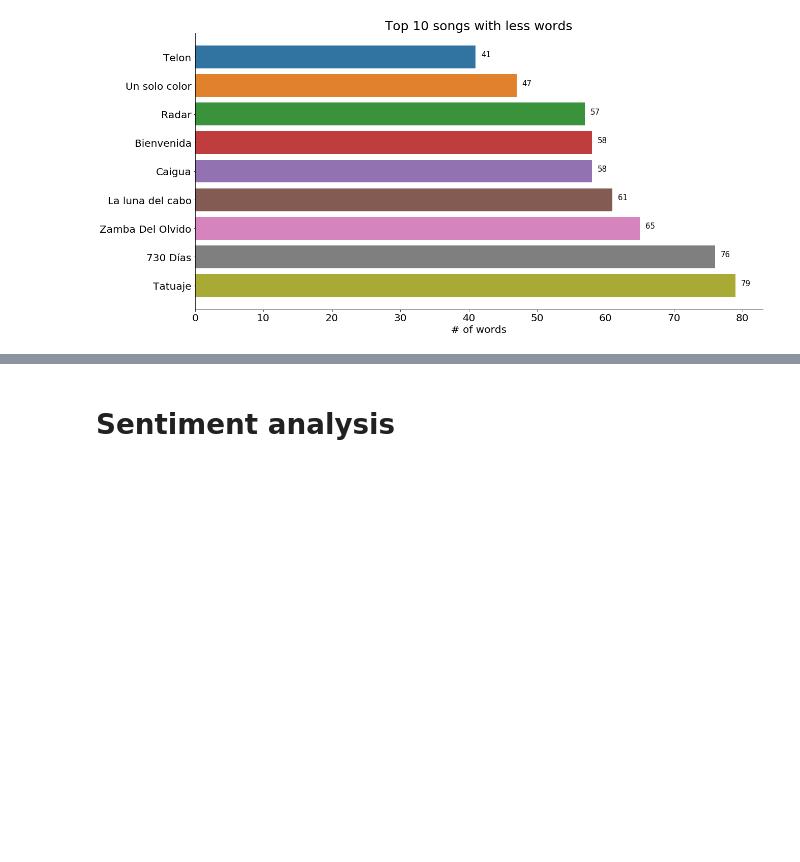
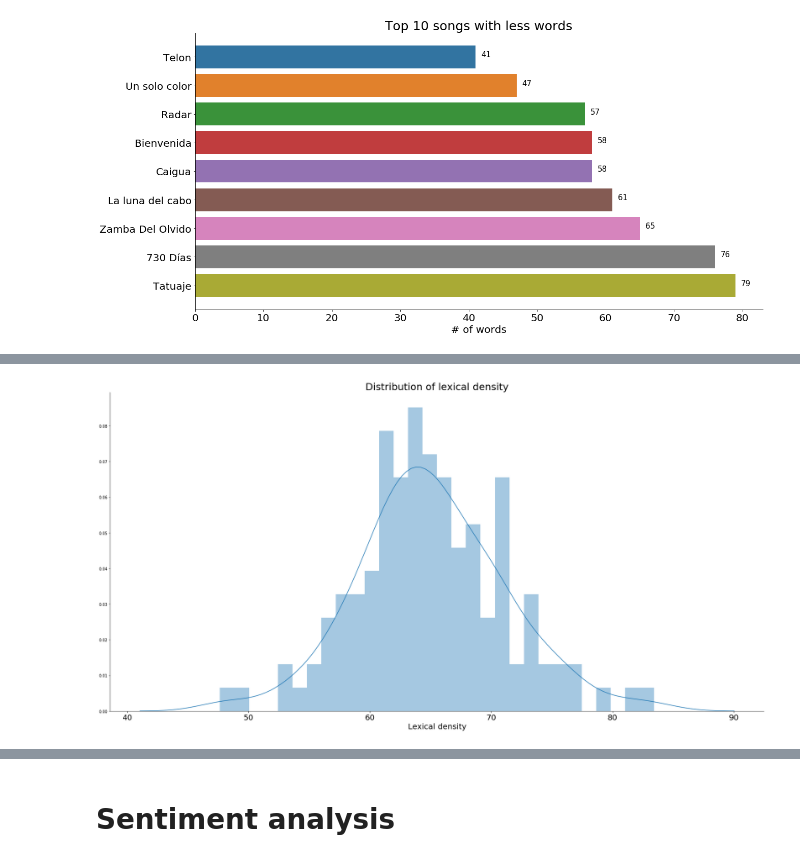
Before and after one commit to alexing/datadata, a Jupyter notebook: drexler_data_exploration.ipynb, the cells around one changed output, grey strips where cells are left out. Saved outputs shown, nothing was run; the diff lists cells and outputs as text; code cells hidden in the pictures; blank space fills up the shorter version.

```diff
--- a/drexler_data_exploration.ipynb
+++ b/drexler_data_exploration.ipynb
@@ -552,0 +545,13 @@ plot_wordcloud_from_list(drexler_counts.most_common(500))
+# %%
+df['le_d'] = df['le_d'].fillna(0)
+
+fig, ax = plt.subplots(figsize=(30,15))
+ax = sns.distplot(df[df['le_d'] > 0]['le_d'], bins=30)
+plt.xlabel('Lexical density', fontsize=20)
+plt.title('Distribution of lexical density', fontsize=25)
+for tick in ax.xaxis.get_major_ticks():
+    tick.label.set_fontsize(20)
+sns.despine()
+plt.plot();
+# %% [output]
+[figure, added]
```
Also changed, not shown: parts of 74 cells of this notebook, 1 other file.
